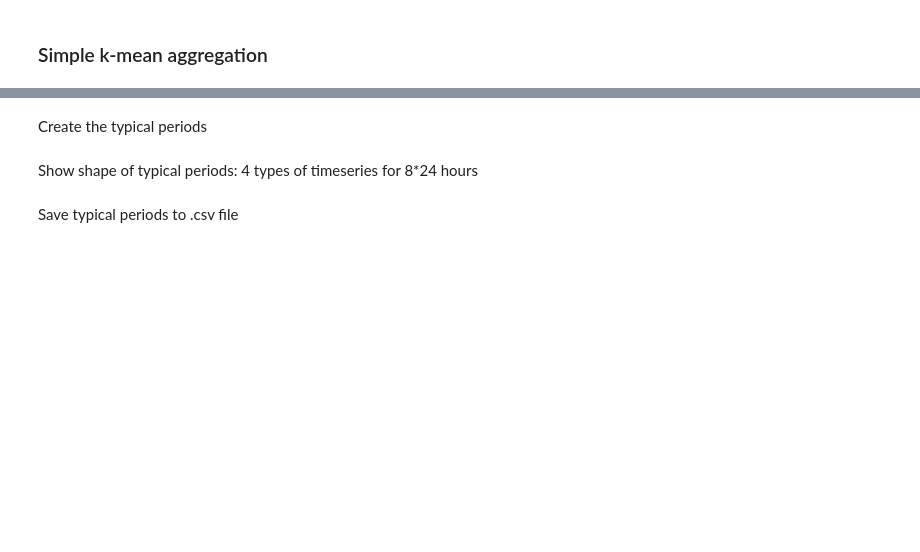
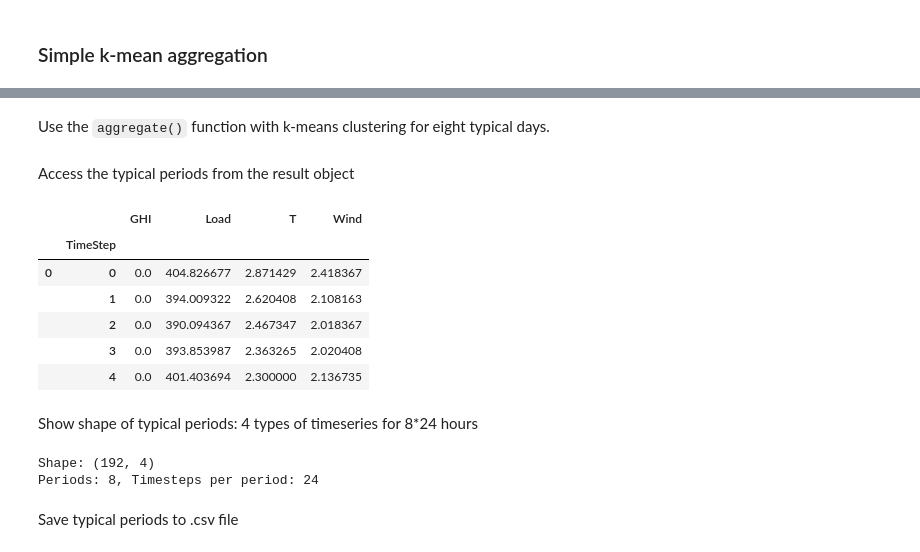
Before and after one commit to FZJ-IEK3-VSA/tsam, a Jupyter notebook: examples/aggregation_example.ipynb, the cells around one changed output, grey strips where cells are left out. Saved outputs shown, nothing was run; the diff lists cells and outputs as text; code cells hidden in the pictures; blank space fills up the shorter version.

```diff
--- a/examples/aggregation_example.ipynb
+++ b/examples/aggregation_example.ipynb
@@ -62,2 +74,11 @@ aggregation = tsam.TimeSeriesAggregation(
+# %% [markdown]
+Use the `aggregate()` function with k-means clustering for eight typical days.
+# %%
+result_kmeans = tsam.aggregate(
+    raw,
+    n_periods=8,
+    period_hours=24,
+    cluster=ClusterConfig(method="kmeans"),
+)
 # %% [markdown]
-Create the typical periods
+Access the typical periods from the result object
@@ -66,2 +85,13 @@ typPeriods = aggregation.createTypicalPeriods()
+# %%
+typPeriods = result_kmeans.typical_periods
+typPeriods.head()
+# %% [output]
+|  |  | GHI | Load | T | Wind |
+|  | TimeStep |  |  |  |  |
+| 0 | 0 | 0.0 | 404.826677 | 2.871429 | 2.418367 |
+|  | 1 | 0.0 | 394.009322 | 2.620408 | 2.108163 |
+|  | 2 | 0.0 | 390.094367 | 2.467347 | 2.018367 |
+|  | 3 | 0.0 | 393.853987 | 2.363265 | 2.020408 |
+|  | 4 | 0.0 | 401.403694 | 2.300000 | 2.136735 |
 # %% [markdown]
 Show shape of typical periods: 4 types of timeseries for 8*24 hours
@@ -70,3 +98,11 @@ typPeriods.shape
+# %%
+print(f"Shape: {typPeriods.shape}")
+print(
+    f"Periods: {result_kmeans.n_periods}, Timesteps per period: {result_kmeans.n_timesteps_per_period}"
+)
+# %% [output]
+Shape: (192, 4)
+Periods: 8, Timesteps per period: 24
 # %% [markdown]
 Save typical periods to .csv file
 # %%
```
Also changed, not shown: parts of 36 cells of this notebook, 3 other files.
